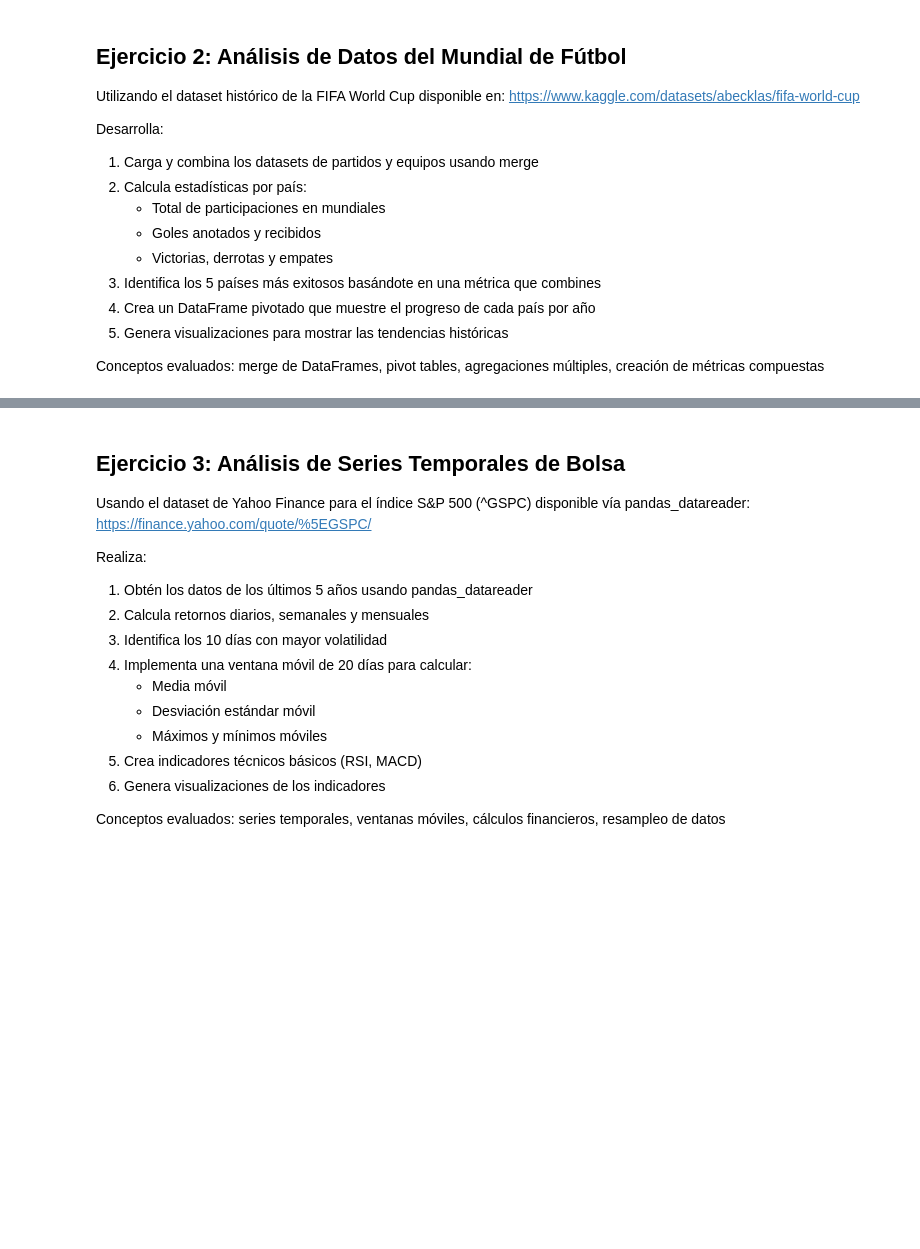
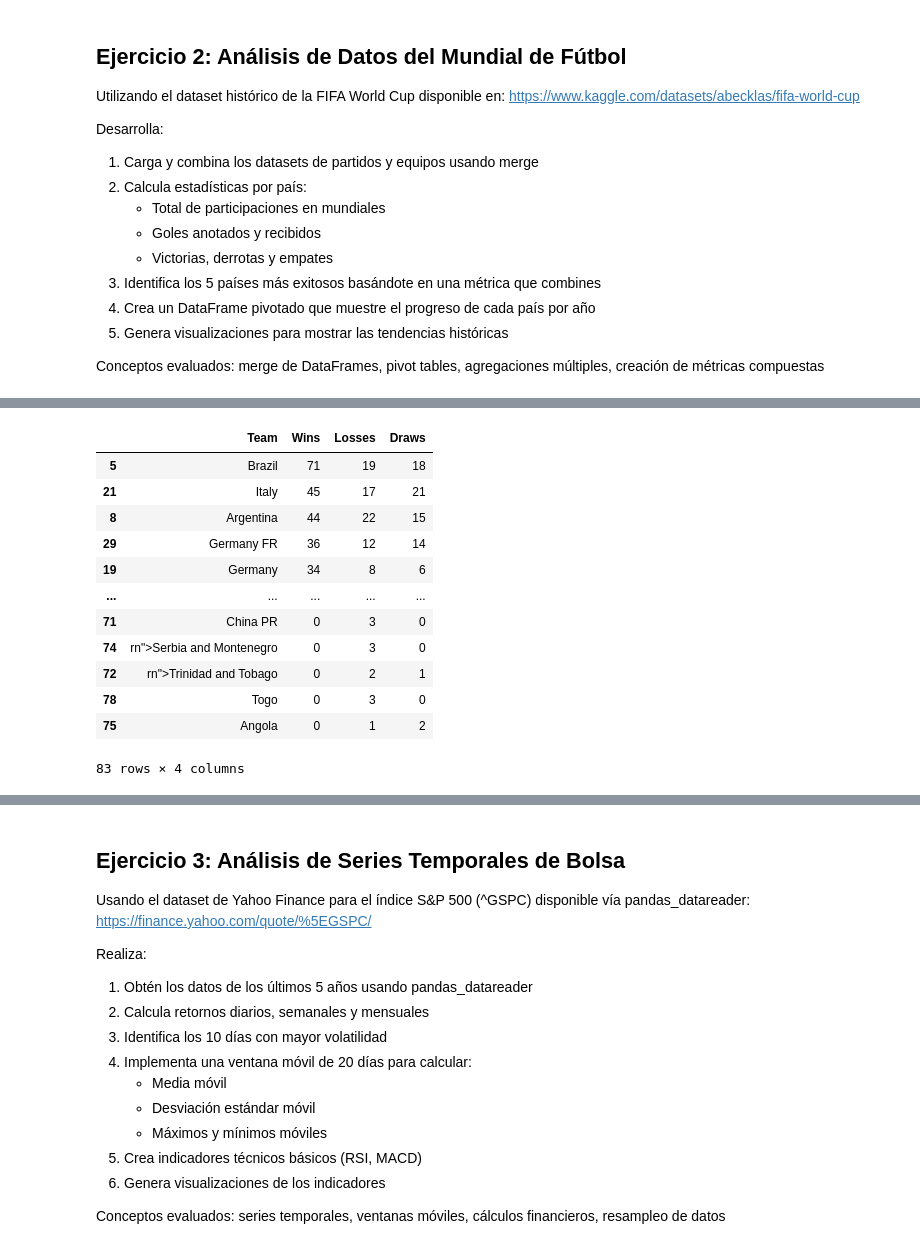
Before and after one commit to AlvaroMF02/Python, a Jupyter notebook: AlibreriasImportantes/Pandas/Enunciados-Pandas.ipynb, the cells around one changed output, grey strips where cells are left out. Saved outputs shown, nothing was run; the diff lists cells and outputs as text; code cells hidden in the pictures; blank space fills up the shorter version.

```diff
--- a/AlibreriasImportantes/Pandas/Enunciados-Pandas.ipynb
+++ b/AlibreriasImportantes/Pandas/Enunciados-Pandas.ipynb
@@ -261,0 +243,9 @@ print(dfFurbo.groupby('Stadium').Attendance)
+# %%
+dfMatches = pd.read_csv("c:/Users/albaro/Documents/DataSets/WorldCupMatches.csv")
+dfPlayers = pd.read_csv("c:/Users/albaro/Documents/DataSets/WorldCupPlayers.csv")
+dfCups = pd.read_csv("c:/Users/albaro/Documents/DataSets/WorldCups.csv")
+
+# combinar partidos y equipos
+dfPartEquip = pd.merge(dfMatches,dfCups,on="Year")
+print("Head de el merge")
+dfPartEquip.head()
@@ -261,0 +316,36 @@ print(dfFurbo.groupby('Stadium').Attendance)
+# %%
+# Crear columnas de resultados
+dfPartEquip['Home Win'] = dfPartEquip['Home Team Goals'] > dfPartEquip['Away Team Goals']
+dfPartEquip['Away Win'] = dfPartEquip['Away Team Goals'] > dfPartEquip['Home Team Goals']
+dfPartEquip['Draw'] = dfPartEquip['Home Team Goals'] == dfPartEquip['Away Team Goals']
+
+# Lista completa de equipos
+all_teams = pd.unique(dfPartEquip[['Home Team Name', 'Away Team Name']].values.ravel())
+
+# Calcular resultados para locales y visitantes
+home_results = dfPartEquip.groupby('Home Team Name').agg(Wins=('Home Win', 'sum'), Losses=('Away Win', 'sum'), Draws=('Draw', 'sum'))
+away_results = dfPartEquip.groupby('Away Team Name').agg(Wins=('Away Win', 'sum'), Losses=('Home Win', 'sum'), Draws=('Draw', 'sum'))
+
+# Combinar y rellenar faltantes
+results = pd.concat([home_results, away_results]).groupby(level=0).sum().reindex(all_teams, fill_value=0).reset_index()
+
+# Renombrar columna y ordenar por victorias
+results.rename(columns={'index': 'Team'}, inplace=True)
+results.sort_values(by='Wins', ascending=False, inplace=True)
+
+# Mostrar resultados
+results.head(len(all_teams))
+# %% [output]
+|  | Team | Wins | Losses | Draws |
+| 5 | Brazil | 71 | 19 | 18 |
+| 21 | Italy | 45 | 17 | 21 |
+| 8 | Argentina | 44 | 22 | 15 |
+| 29 | Germany FR | 36 | 12 | 14 |
+| 19 | Germany | 34 | 8 | 6 |
+| ... | ... | ... | ... | ... |
+| 71 | China PR | 0 | 3 | 0 |
+| 74 | rn">Serbia and Montenegro | 0 | 3 | 0 |
+| 72 | rn">Trinidad and Tobago | 0 | 2 | 1 |
+| 78 | Togo | 0 | 3 | 0 |
+| 75 | Angola | 0 | 1 | 2 |
+83 rows × 4 columns
```
Also changed, not shown: parts of 6 cells of this notebook.
